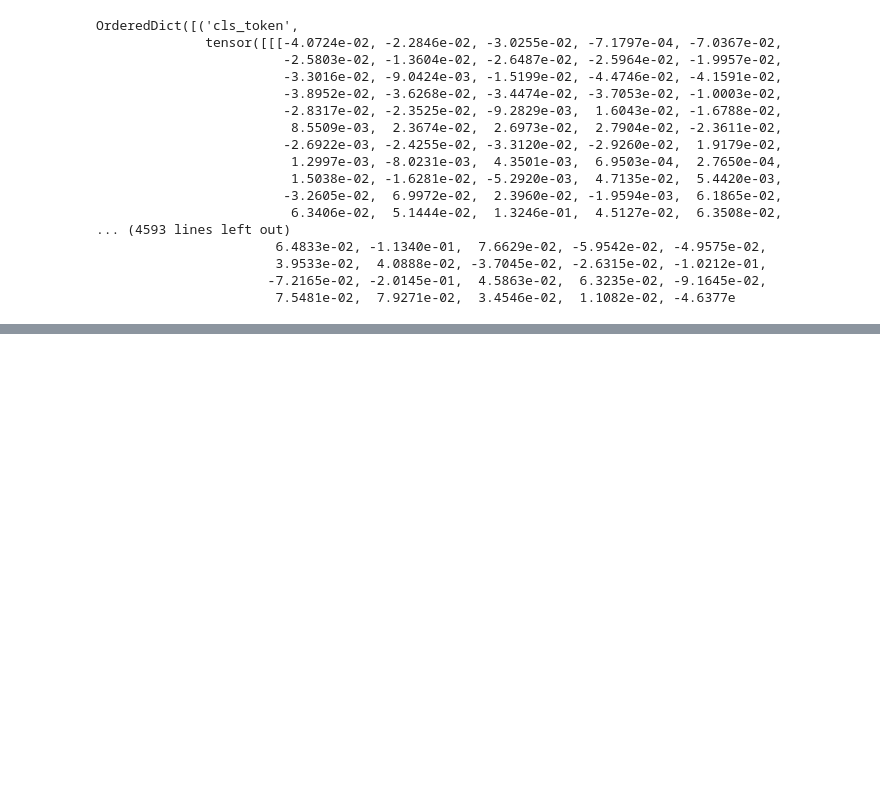
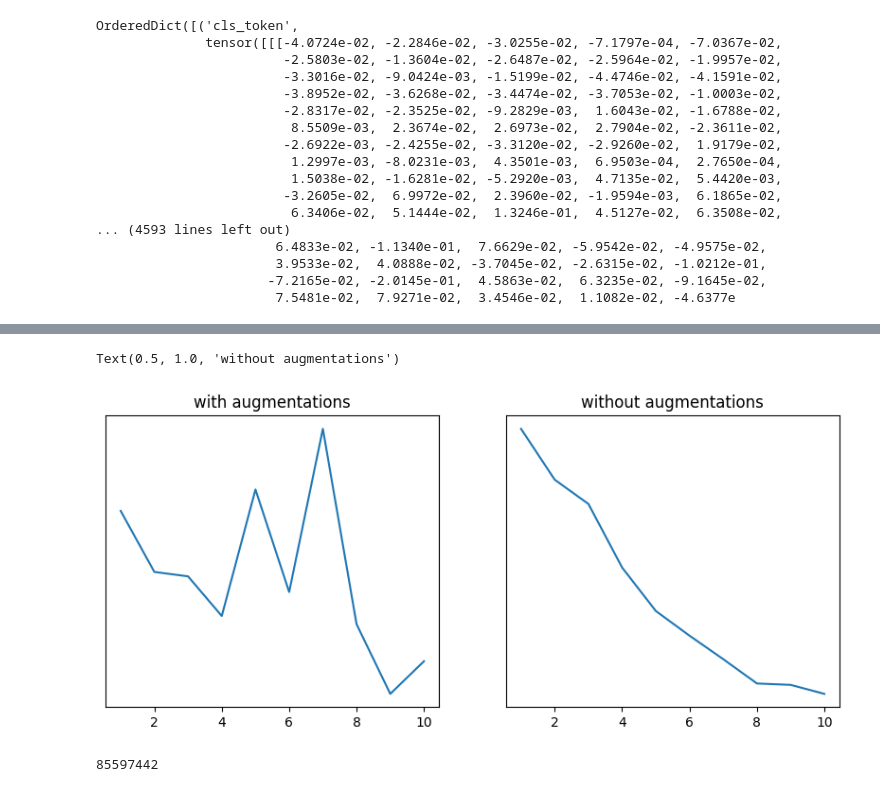
Before and after one commit to ML4SCI/E2E, a Jupyter notebook: E2E_MAE_Lokesh_Badisa/testing.ipynb, the cells around one changed output, grey strips where cells are left out. Saved outputs shown, nothing was run; the diff lists cells and outputs as text; code cells hidden in the pictures; blank space fills up the shorter version.

```diff
--- a/E2E_MAE_Lokesh_Badisa/testing.ipynb
+++ b/E2E_MAE_Lokesh_Badisa/testing.ipynb
@@ -287,0 +339,15 @@ import torch
+# %%
+plt.figure(figsize=(10,4))
+
+plt.subplot(1,2,1)
+plt.yticks([])
+plt.plot(range(1,len(validation_losses)+1),validation_losses)
+plt.title('with augmentations')
+
+plt.subplot(1,2,2)
+plt.yticks([])
+plt.plot(range(1,len(L)+1),L)
+plt.title('without augmentations')
+# %% [output]
+Text(0.5, 1.0, 'without augmentations')
+[figure, added]
@@ -287,0 +356,6 @@ import torch
+# %%
+model = vit_base(3)
+#Count params in model
+sum(p.numel() for p in model.parameters())
+# %% [output]
+85597442
```
Also changed, not shown: parts of 4 cells of this notebook, 16 other files.
